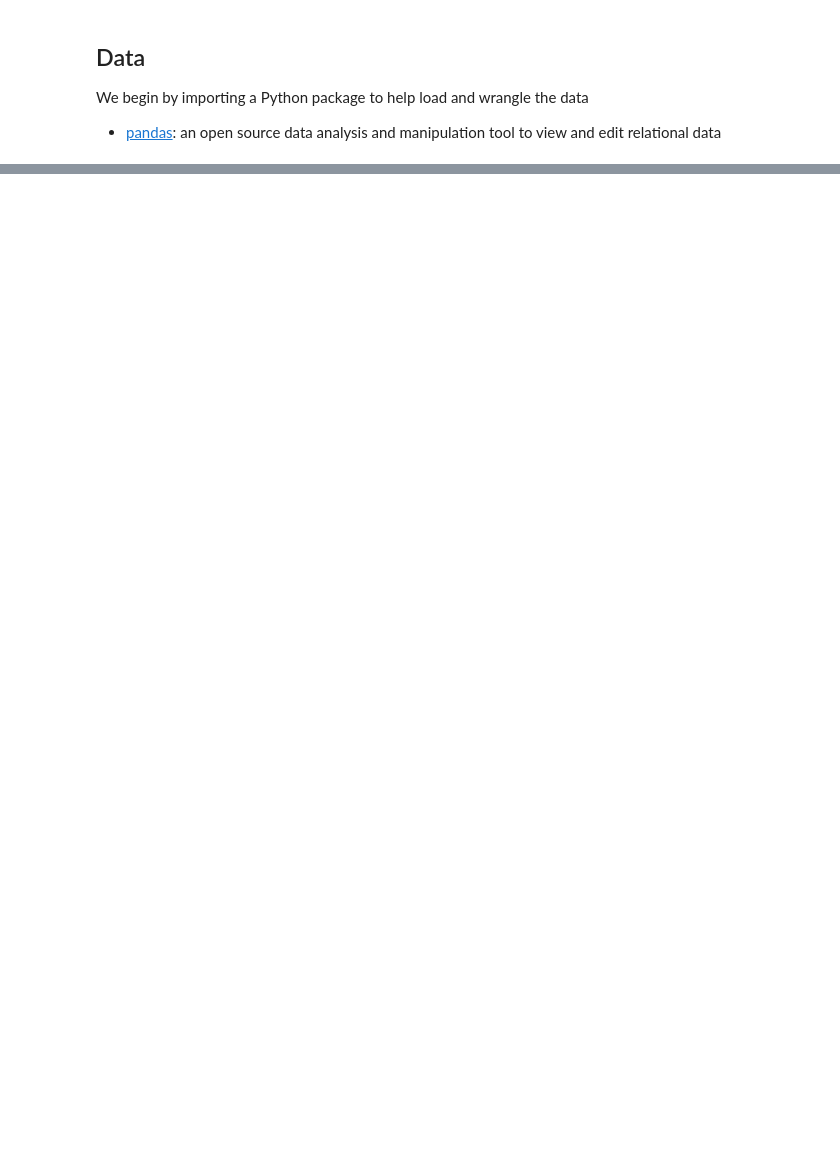
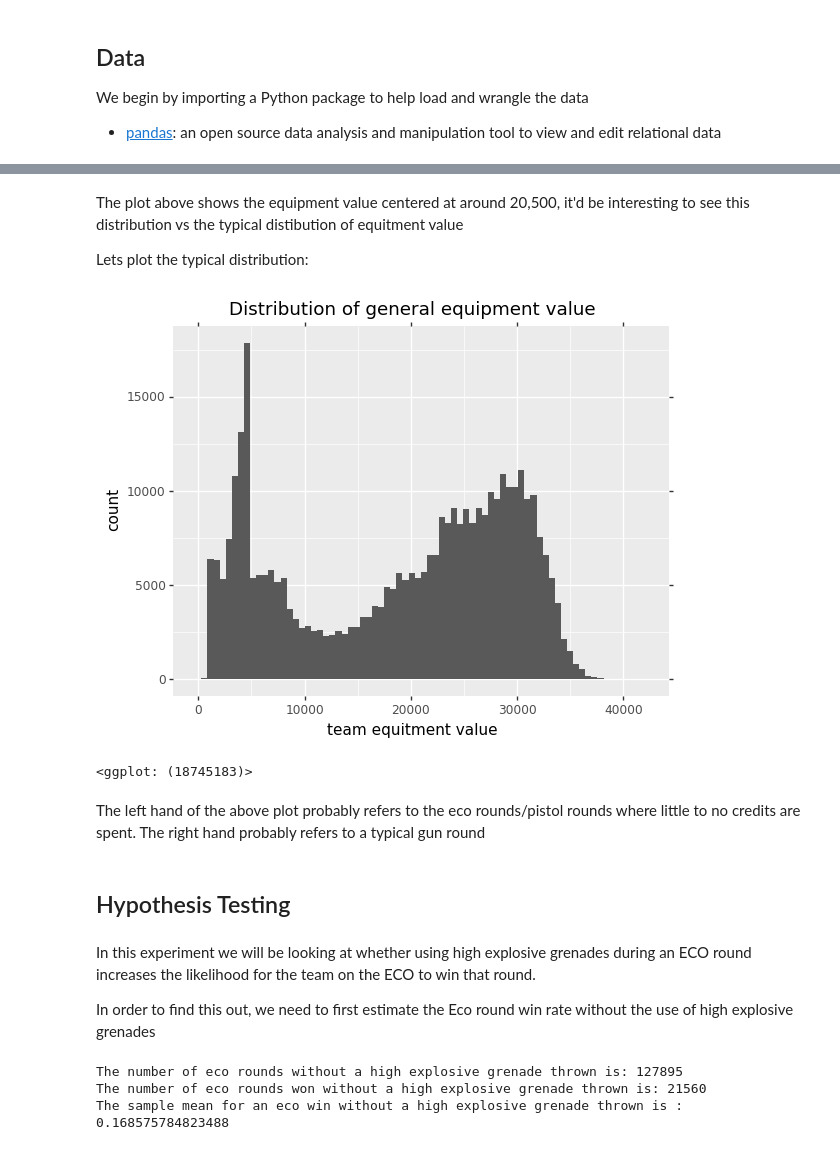
Before and after one commit to RandyBPerkins/CSGO-Data-Analysis, a Jupyter notebook: FinalProject.ipynb, the cells around one changed output, grey strips where cells are left out. Drawn from its saved outputs; the diff is of its cells as text; code cells hidden in the pictures; blank space fills up the shorter version.

```diff
--- a/FinalProject.ipynb
+++ b/FinalProject.ipynb
@@ -45,0 +40,5 @@ url =
+# %%
+demos_part_1 = pd.read_csv("../esea_meta_demos.part1.csv")
+demos_part_2 = pd.read_csv("../esea_meta_demos.part2.csv")
+grenades = pd.read_csv("../esea_master_grenades_demos_p1.csv", nrows=100000) # reading 100,000 entries
+demos_part_1.sample(n=100).head()
@@ -45,0 +54,4 @@ url =
+# %%
+dataframes = [demos_part_1, demos_part_2]
+demos_concat = pd.concat(dataframes)
+demos = demos_concat
@@ -45,0 +212,38 @@ url =
+# %% [markdown]
+The plot above shows the equipment value centered at around 20,500, it'd be interesting to see this distribution vs the typical distibution of equitment value
+
+Lets plot the typical distribution:
+# %%
+(ggplot(demos_concat, aes(x='ct_eq_val'))
+    + geom_histogram()
+    + labs(title='Distribution of general equipment value',
+              x='team equitment value',
+              y='count'))
+# %% [output]
+[figure, added]
+<ggplot: (18745183)>
+# %% [markdown]
+The left hand of the above plot probably refers to the eco rounds/pistol rounds where little to no credits are spent. The right hand probably refers to a typical gun round
+# %% [markdown]
+## Hypothesis Testing <a class="anchor" id="Hypothesis"></a>
+# %% [markdown]
+In this experiment we will be looking at whether using high explosive grenades during an ECO round increases the likelihood for the team on the ECO to win that round.
+
+In order to find this out, we need to first estimate the  Eco round win rate without the use of high explosive grenades
+# %%
+no_grenades = df.query("did_eco_have_grenade==0")
+
+num_elements = no_grenades.count().tolist()[0]
+print("The number of eco rounds without a high explosive grenade thrown is: " + str(num_elements))
+
+no_grenades_win = no_grenades.query("did_eco_win==1")
+num_eco_won = no_grenades_win.count().tolist()[0]
+print("The number of eco rounds won without a high explosive grenade thrown is: " + str(num_eco_won))
+
+sample_mean_no_grenades =  num_eco_won/num_elements
+
+print("The sample mean for an eco win without a high explosive grenade thrown is : " + str(sample_mean_no_grenades))
+# %% [output]
+The number of eco rounds without a high explosive grenade thrown is: 127895
+The number of eco rounds won without a high explosive grenade thrown is: 21560
+The sample mean for an eco win without a high explosive grenade thrown is : 0.168575784823488
```
Also changed, not shown: parts of 42 cells of this notebook, 1 other file.
